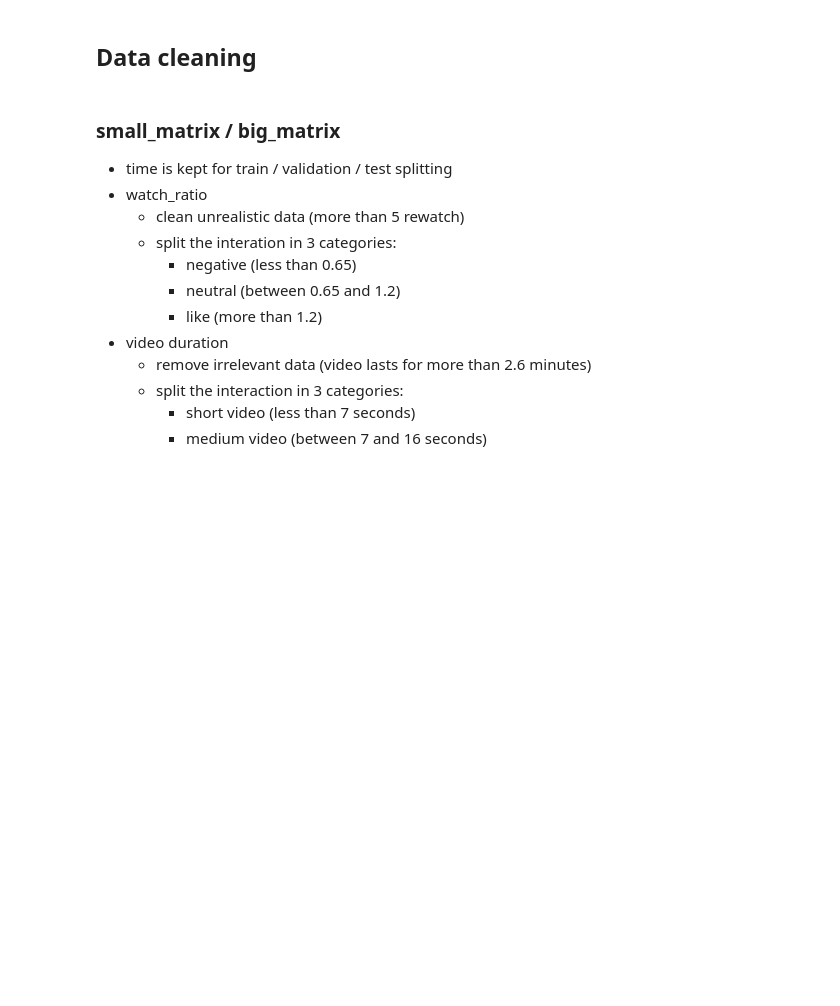
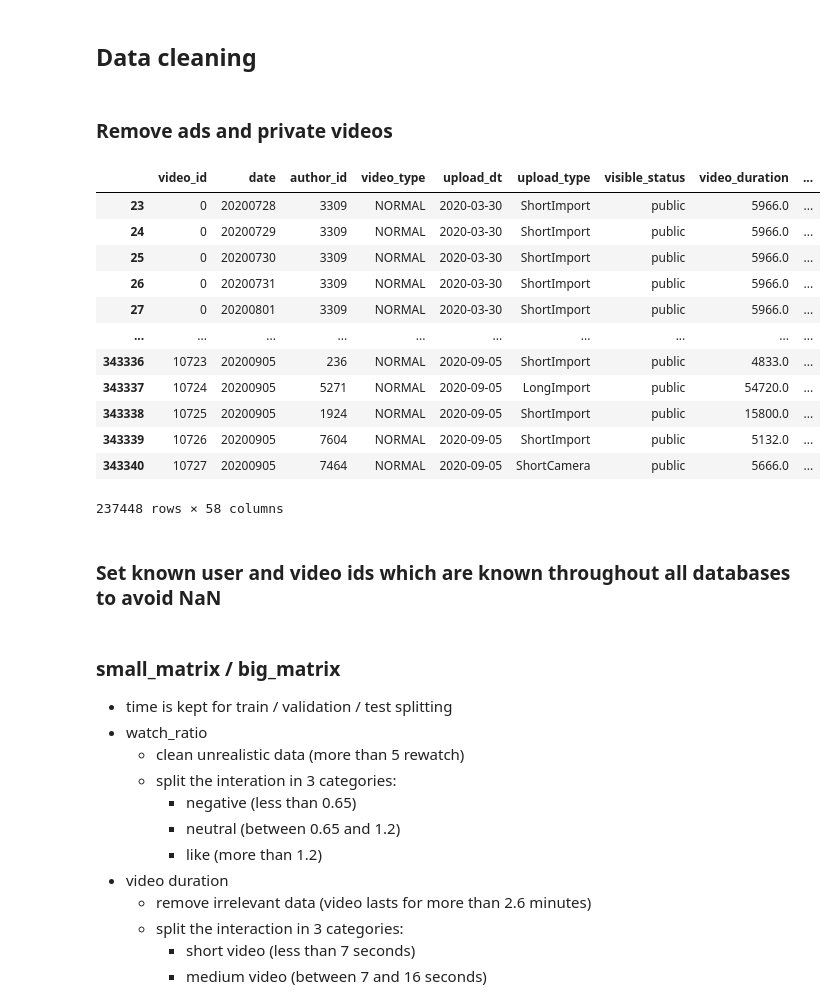
Before and after one commit to Noctilly/FinalProject_2025_LucasTilly, a Jupyter notebook: 1_data_cleaning.ipynb, the cells around one changed output. Cells and saved outputs as stored; diff of their text form; code cells hidden in the pictures; blank space fills up the shorter version.

```diff
--- a/1_data_cleaning.ipynb
+++ b/1_data_cleaning.ipynb
@@ -39,3 +99,25 @@ array([-124,    1,    2,    3,    4,    5,    6,    7,    8,    9,   10,
 caption_category["first_level_category_id"] = [x if x >= 0 else 30 for x in caption_category["first_level_category_id"]]
 # %% [markdown]
 ## Data cleaning
+# %% [markdown]
+### Remove ads and private videos
+# %%
+item_daily_features_cleaned = item_daily_features[item_daily_features["video_type"] == "NORMAL"]
+item_daily_features_cleaned = item_daily_features_cleaned[item_daily_features_cleaned["visible_status"] == "public"]
+item_daily_features_cleaned
+# %% [output]
+|  | video_id | date | author_id | video_type | upload_dt | upload_type | visible_status | video_duration | ... |
+| 23 | 0 | 20200728 | 3309 | NORMAL | 2020-03-30 | ShortImport | public | 5966.0 | ... |
+| 24 | 0 | 20200729 | 3309 | NORMAL | 2020-03-30 | ShortImport | public | 5966.0 | ... |
+| 25 | 0 | 20200730 | 3309 | NORMAL | 2020-03-30 | ShortImport | public | 5966.0 | ... |
+| 26 | 0 | 20200731 | 3309 | NORMAL | 2020-03-30 | ShortImport | public | 5966.0 | ... |
+| 27 | 0 | 20200801 | 3309 | NORMAL | 2020-03-30 | ShortImport | public | 5966.0 | ... |
+| ... | ... | ... | ... | ... | ... | ... | ... | ... | ... |
+| 343336 | 10723 | 20200905 | 236 | NORMAL | 2020-09-05 | ShortImport | public | 4833.0 | ... |
+| 343337 | 10724 | 20200905 | 5271 | NORMAL | 2020-09-05 | LongImport | public | 54720.0 | ... |
+| 343338 | 10725 | 20200905 | 1924 | NORMAL | 2020-09-05 | ShortImport | public | 15800.0 | ... |
+| 343339 | 10726 | 20200905 | 7604 | NORMAL | 2020-09-05 | ShortImport | public | 5132.0 | ... |
+| 343340 | 10727 | 20200905 | 7464 | NORMAL | 2020-09-05 | ShortCamera | public | 5666.0 | ... |
+237448 rows × 58 columns
+# %% [markdown]
+### Set known user and video ids which are known throughout all databases to avoid NaN
```
Also changed, not shown: parts of 14 cells of this notebook, 2 other files.
